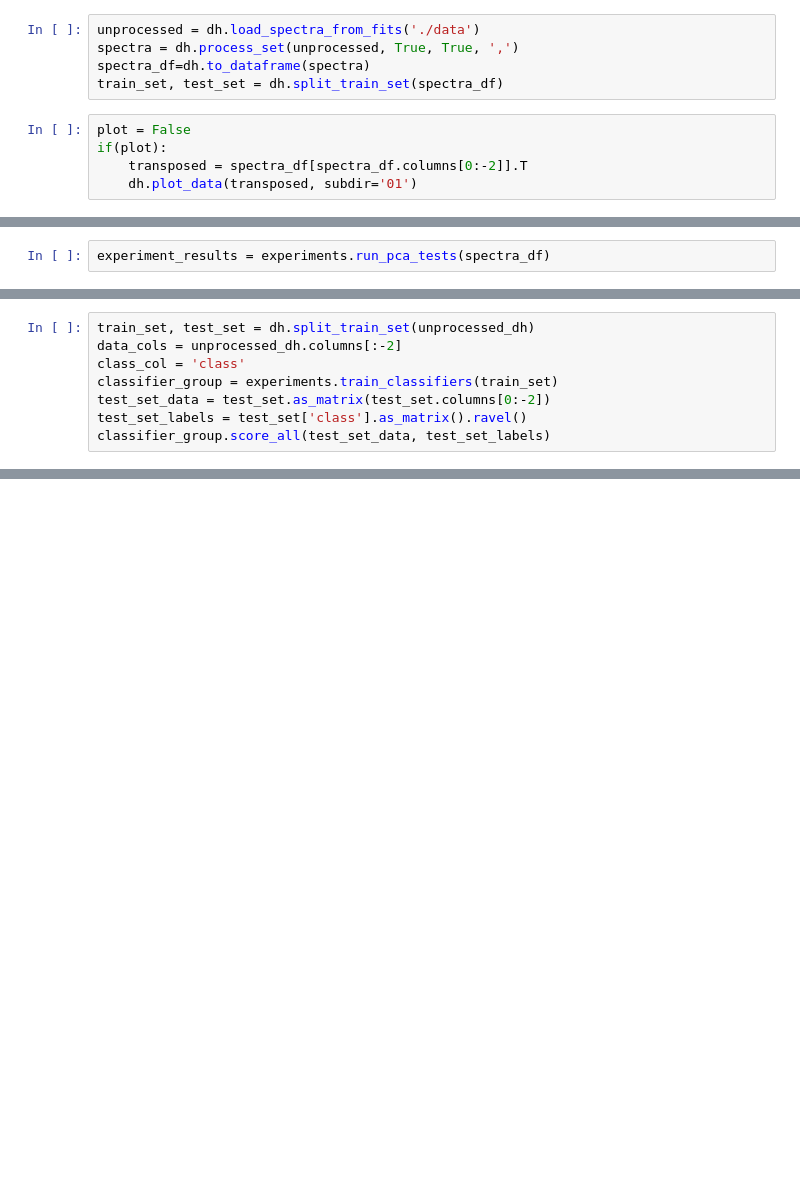
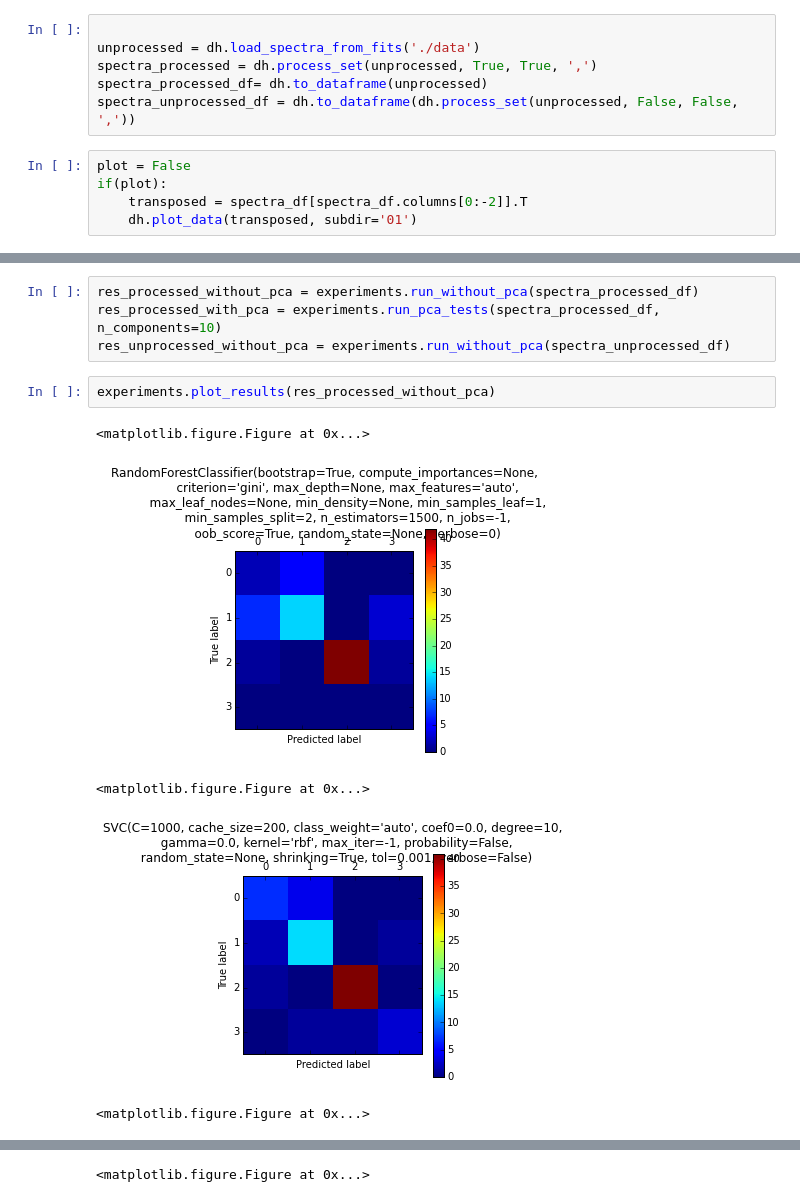
Before and after one commit to vodev/vocloud-preprocessing, a Jupyter notebook: pdd.ipynb, the cells around one changed output, grey strips where cells are left out. Drawn from its saved outputs; the diff is of its cells as text; blank space fills up the shorter version.

```diff
--- a/pdd.ipynb
+++ b/pdd.ipynb
@@ -17,8 +22,9 @@ import matplotlib.pyplot as plt
 # %%
+
 unprocessed = dh.load_spectra_from_fits('./data')
-spectra = dh.process_set(unprocessed, True, True, ',')
-spectra_df=dh.to_dataframe(spectra)
-train_set, test_set = dh.split_train_set(spectra_df)
+spectra_processed = dh.process_set(unprocessed, True, True, ',')
+spectra_processed_df= dh.to_dataframe(unprocessed)
+spectra_unprocessed_df = dh.to_dataframe(dh.process_set(unprocessed, False, False, ','))
 # %%
 plot = False
 if(plot):
@@ -81,2 +32,0 @@ plt.show()
-# %%
-experiment_results = experiments.run_pca_tests(spectra_df)
@@ -108,8 +32,0 @@ unprocessed_dh = dh.to_dataframe(dh.process_set(unprocessed, False, False, ','))
-# %%
-train_set, test_set = dh.split_train_set(unprocessed_dh)
-data_cols = unprocessed_dh.columns[:-2]
-class_col = 'class'
-classifier_group = experiments.train_classifiers(train_set)
-test_set_data = test_set.as_matrix(test_set.columns[0:-2])
-test_set_labels = test_set['class'].as_matrix().ravel()
-classifier_group.score_all(test_set_data, test_set_labels)
@@ -143,0 +33,12 @@ group.plot_matrices(matrix)
+# %%
+res_processed_without_pca = experiments.run_without_pca(spectra_processed_df)
+res_processed_with_pca = experiments.run_pca_tests(spectra_processed_df, n_components=10)
+res_unprocessed_without_pca = experiments.run_without_pca(spectra_unprocessed_df)
+# %%
+experiments.plot_results(res_processed_without_pca)
+# %% [output]
+<matplotlib.figure.Figure at 0x...>
+[figure, added]
+<matplotlib.figure.Figure at 0x...>
+[figure, added]
+<matplotlib.figure.Figure at 0x...>
@@ -143,0 +46 @@ group.plot_matrices(matrix)
+<matplotlib.figure.Figure at 0x...>
```
Also changed, not shown: parts of 16 cells of this notebook.
